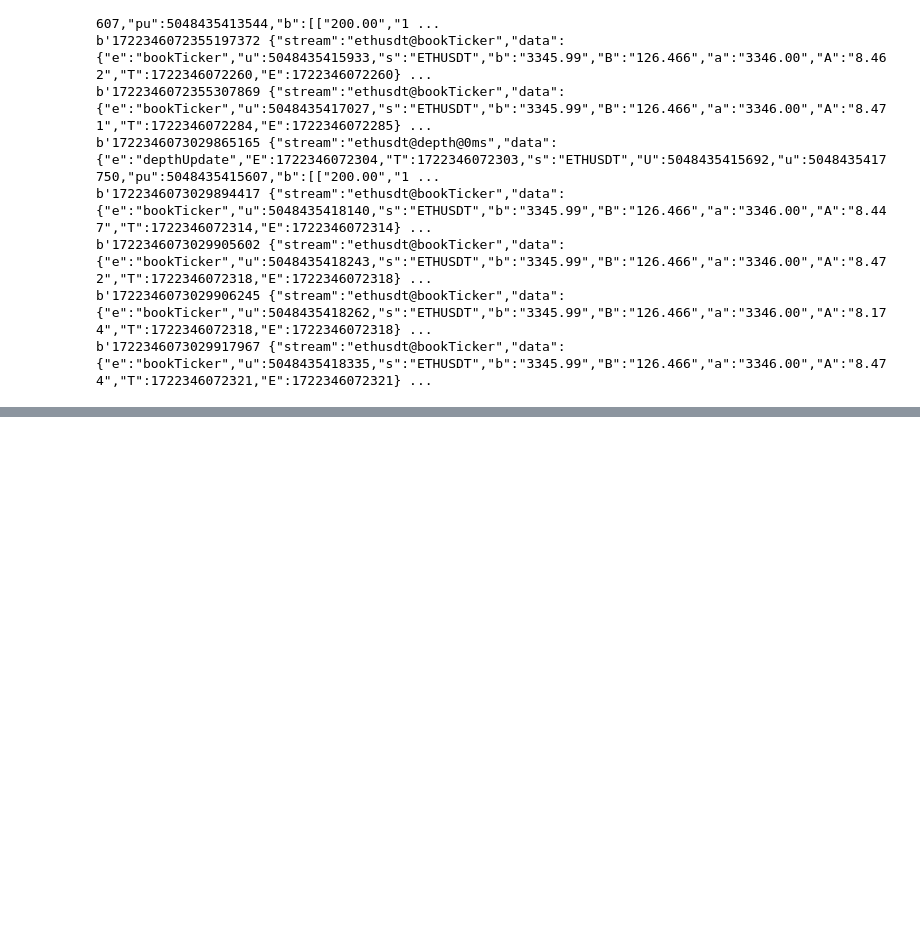
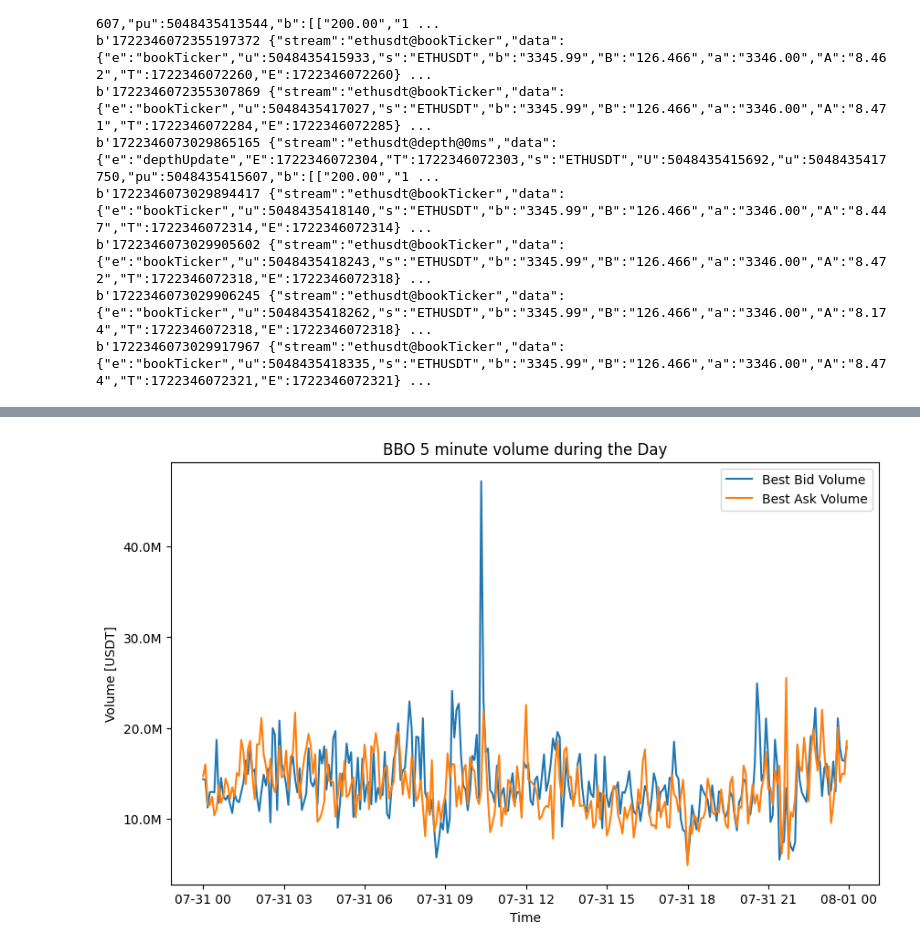
Before and after one commit to juanobligado/hft-backtest, a Jupyter notebook: python/exercise.ipynb, the cells around one changed output, grey strips where cells are left out. Drawn from its saved outputs; the diff is of its cells as text; code cells hidden in the pictures; blank space fills up the shorter version.

```diff
--- a/python/exercise.ipynb
+++ b/python/exercise.ipynb
@@ -45,0 +182,33 @@ b'1722346073029917967 {"stream":"ethusdt@bookTicker","data":{"e":"bookTicker","u
+# %%
+import pandas as pd
+from matplotlib.ticker import FuncFormatter
+df_pandas = df.to_pandas()
+
+# Convert timestamp to datetime
+df_pandas['timestamp'] = pd.to_datetime(df_pandas['timestamp'])
+
+# Set timestamp as index
+df_pandas.set_index('timestamp', inplace=True)
+
+# Resample the data to hourly intervals and sum the volumes
+hourly_volume = df_pandas.resample('5min').median()
+
+# Plot the volume distribution
+plt.figure(figsize=(10, 6))
+plt.plot(hourly_volume.index, hourly_volume['best_bid_vol'], label='Best Bid Volume')
+plt.plot(hourly_volume.index, hourly_volume['best_ask_vol'], label='Best Ask Volume')
+plt.xlabel('Time')
+plt.ylabel('Volume [USDT]')
+plt.title('BBO 5 minute volume during the Day')
+plt.legend()
+# Apply the formatter to the y-axis
+def millions(x, pos):
+    'The two args are the value and tick position'
+    return '%1.1fM' % (x * 1e-6)
+
+formatter = FuncFormatter(millions)
+plt.gca().yaxis.set_major_formatter(formatter)
+
+plt.show()
+# %% [output]
+[figure, added]
```
Also changed, not shown: parts of 13 cells of this notebook, 6 other files.
